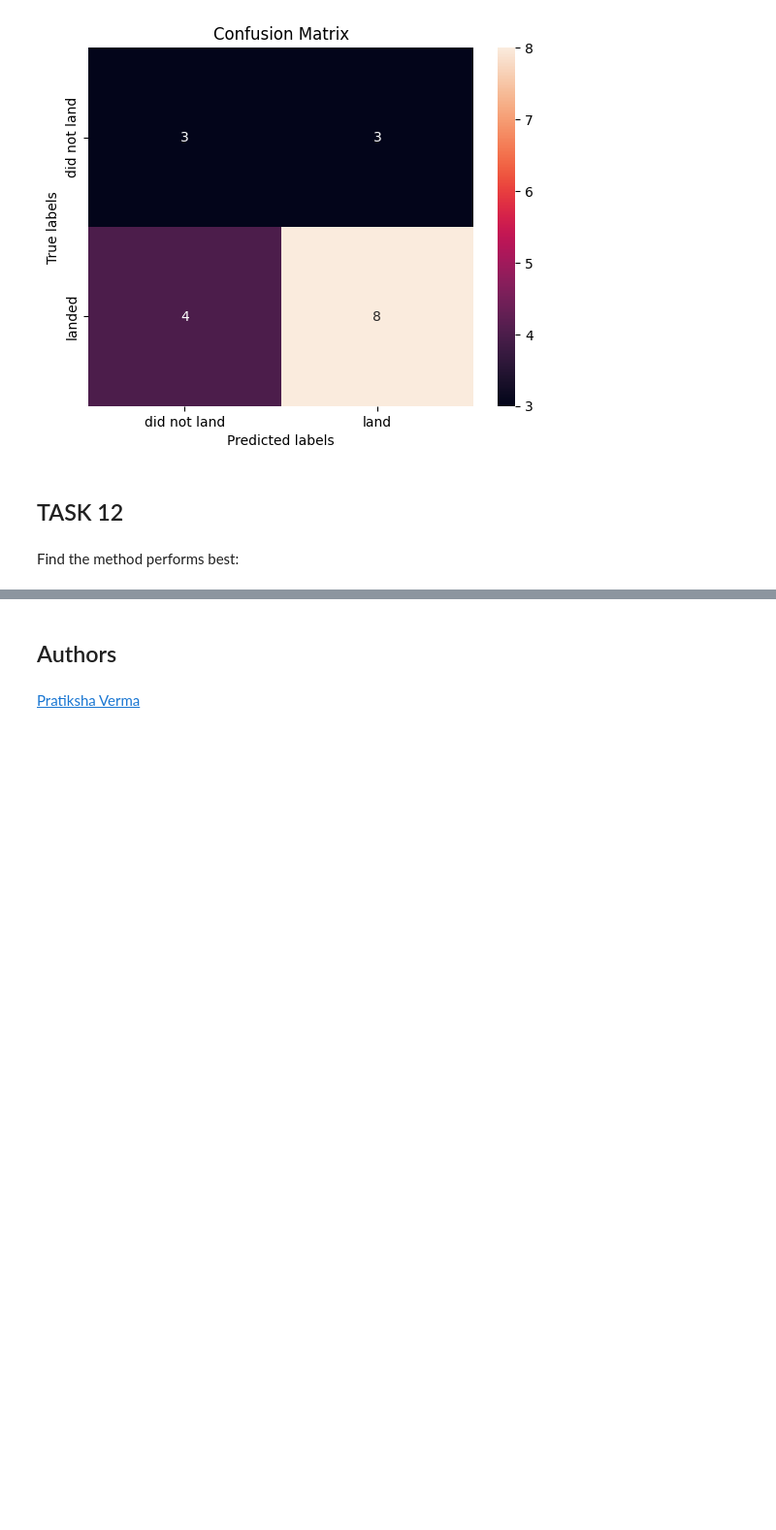
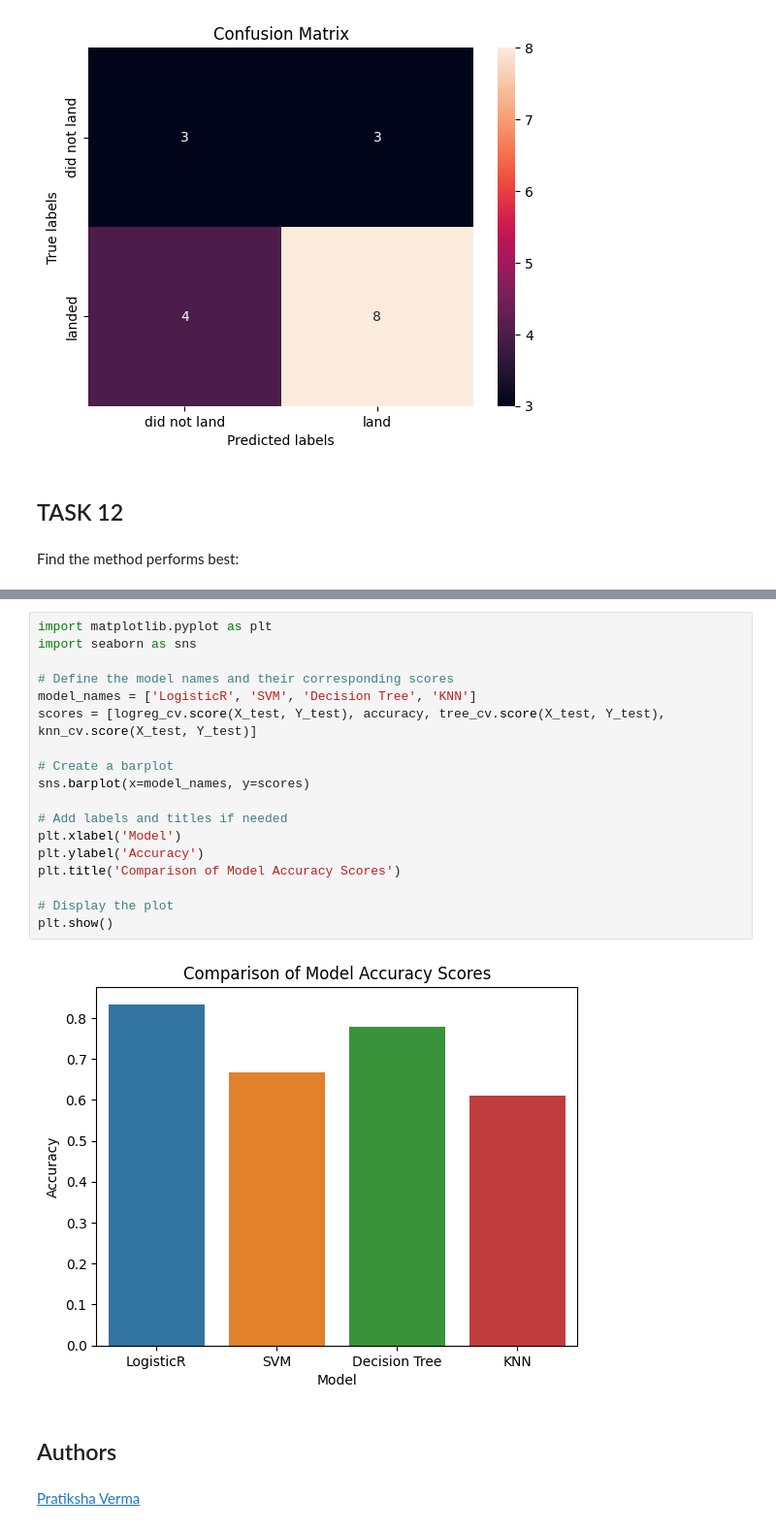
Before and after one commit to diogodiasgrilo/Data-Science-Notebooks, a Jupyter notebook: IBM_Data_Science_Capstone_Project/Model Building.ipynb, the cells around one changed output, grey strips where cells are left out. Shown: that part at 97% size. Cells and saved outputs as stored; diff of their text form; blank space fills up the shorter version.

```diff
--- a/IBM_Data_Science_Capstone_Project/Model Building.ipynb
+++ b/IBM_Data_Science_Capstone_Project/Model Building.ipynb
@@ -341,3 +355,23 @@ GridSearchCV(cv=10, estimator=KNeighborsClassifier(),
+# %%
+import matplotlib.pyplot as plt
+import seaborn as sns
+
+# Define the model names and their corresponding scores
+model_names = ['LogisticR', 'SVM', 'Decision Tree', 'KNN']
+scores = [logreg_cv.score(X_test, Y_test), accuracy, tree_cv.score(X_test, Y_test), knn_cv.score(X_test, Y_test)]
+
+# Create a barplot
+sns.barplot(x=model_names, y=scores)
+
+# Add labels and titles if needed
+plt.xlabel('Model')
+plt.ylabel('Accuracy')
+plt.title('Comparison of Model Accuracy Scores')
+
+# Display the plot
+plt.show()
+# %% [output]
+[figure, added]
 # %% [markdown]
 ## Authors
 # %% [markdown]
```
Also changed, not shown: parts of 9 cells of this notebook.
